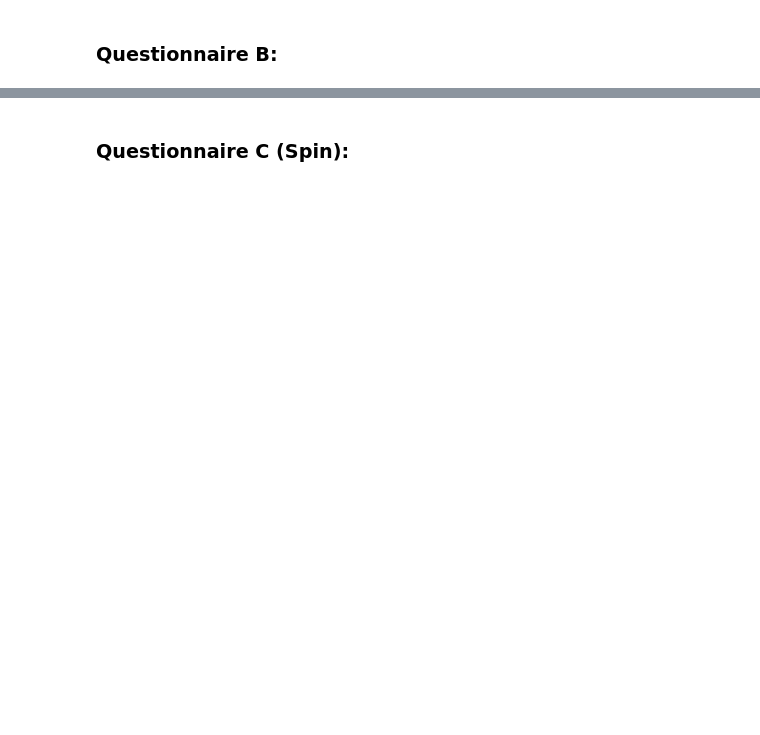
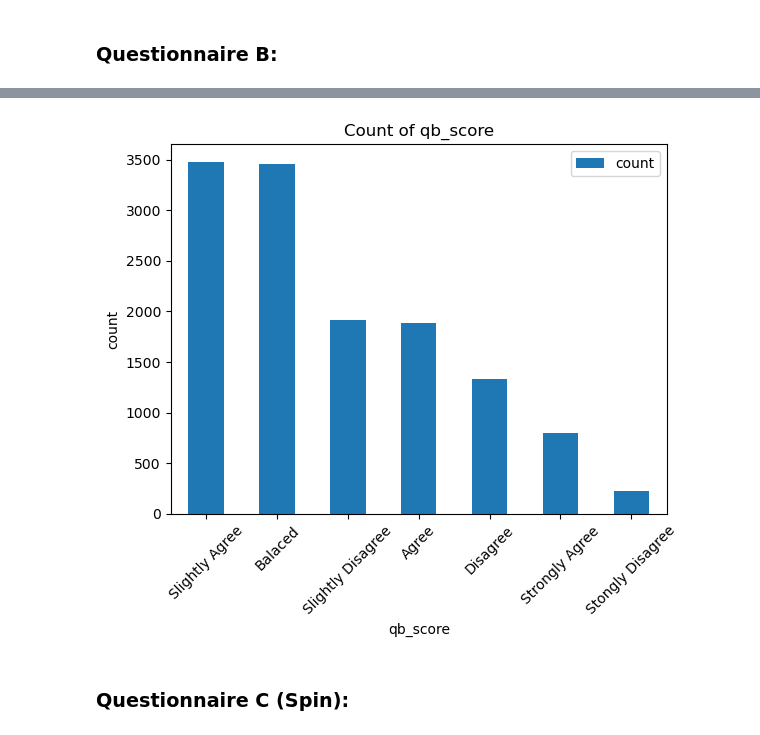
Before and after one commit to KohanaD/Gaming_Health_Capstone, a Jupyter notebook: gaming health survey capstone.ipynb, the cells around one changed output, grey strips where cells are left out. Cells and saved outputs as stored; diff of their text form; code cells hidden in the pictures; blank space fills up the shorter version.

```diff
--- a/gaming health survey capstone.ipynb
+++ b/gaming health survey capstone.ipynb
@@ -87,0 +163,3 @@ survey_quest_b
+# %%
+survey_quest_b = survey[['qb1','qb2','qb3','qb4','qb5','qb_total']]
+survey_quest_b
@@ -87,0 +180,4 @@ survey_quest_b
+# %%
+survey_quest_b['qb_score'] = pd.cut(survey_quest_b.qb_total, bins=[0,5,10,14,20,26,30,35], labels=['stongly_disagree', 'disagree', 'slightly_disagree',
+                                                                                                   'balaced', 'slightly_agree', 'agree', 'strongly_agree'])
+survey_quest_b
@@ -87,0 +203,3 @@ survey_quest_b
+# %%
+plot_b = survey_quest_b['qb_score'].value_counts().reset_index()
+plot_b
@@ -88,3 +215,14 @@ survey_quest_b
+# %%
+ax = (
+    plot_b[['qb_score','count']]
+).plot(kind='bar')
+ax.set(title = 'Count of qb_score',
+      xlabel = 'qb_score',
+      ylabel = 'count')
+ax.set_xticklabels(['Slightly Agree','Balaced','Slightly Disagree','Agree','Disagree','Strongly Agree','Stongly Disagree' ])
+ax.tick_params(axis='x', rotation=45)
+# %% [output]
+[figure, added]
 # %% [markdown]
 ### Questionnaire C (Spin):
 # %%
```
Also changed, not shown: parts of 25 cells of this notebook, 1 other file.
